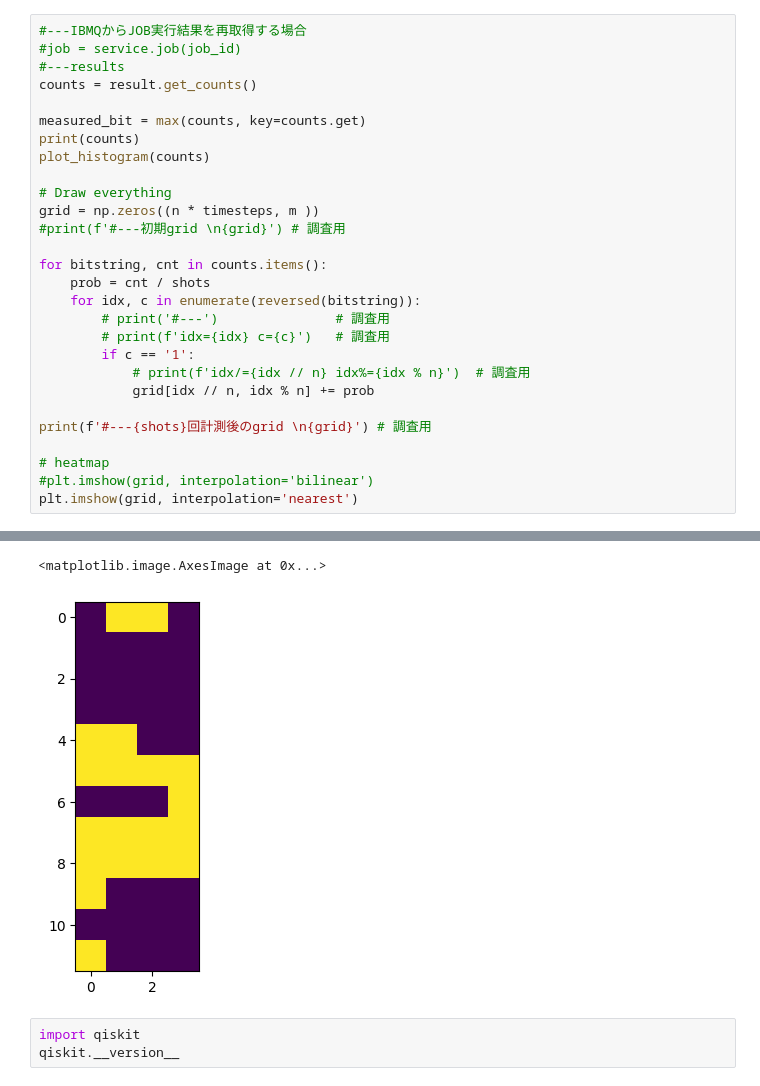
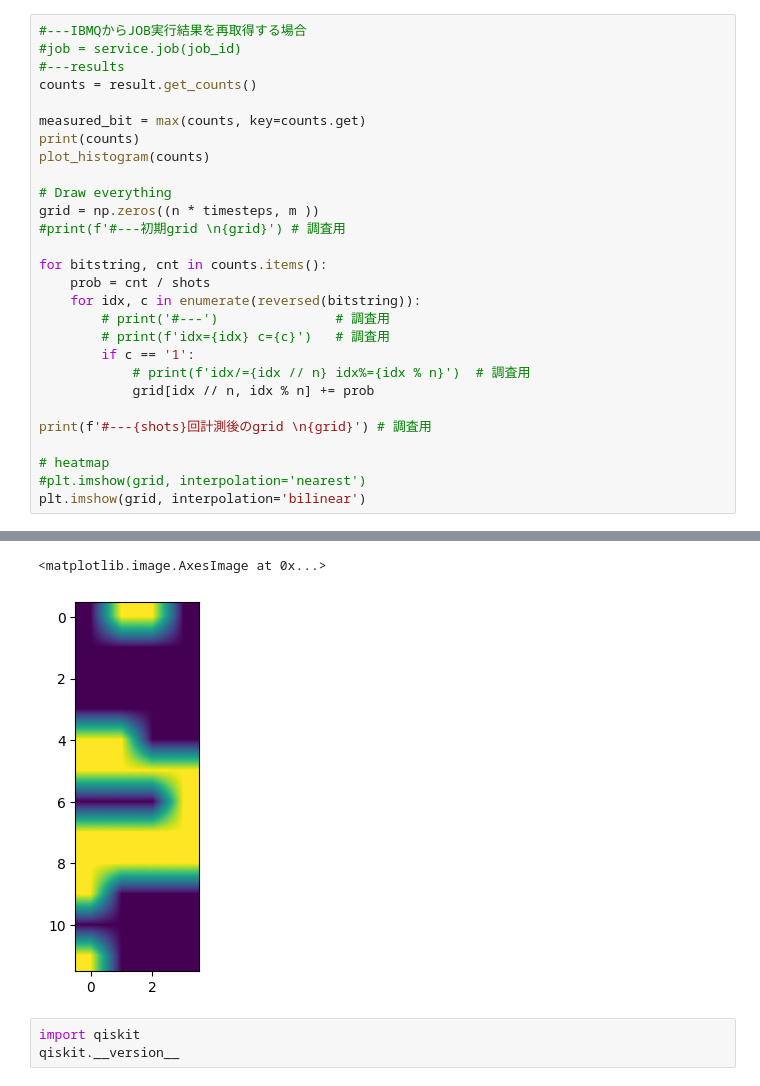
Before and after one commit to wg-quantum/2024-b-06, a Jupyter notebook: QCA/QCA_in_2dim_sim_3_MPS.ipynb, the cells around one changed output, grey strips where cells are left out. Saved outputs shown, nothing was run; the diff lists cells and outputs as text.

```diff
--- a/QCA/QCA_in_2dim_sim_3_MPS.ipynb
+++ b/QCA/QCA_in_2dim_sim_3_MPS.ipynb
@@ -333,6 +334,6 @@ for bitstring, cnt in counts.items():
 print(f'#---{shots}回計測後のgrid \n{grid}') # 調査用
 
 # heatmap
-#plt.imshow(grid, interpolation='bilinear')
-plt.imshow(grid, interpolation='nearest')
+#plt.imshow(grid, interpolation='nearest')
+plt.imshow(grid, interpolation='bilinear')
 # %% [output]
@@ -353,5 +354,5 @@ plt.imshow(grid, interpolation='nearest')
 <matplotlib.image.AxesImage at 0x...>
-[figure, old version]
+[figure, new version]
 # %%
 import qiskit
 qiskit.__version__
```
Also changed, not shown: parts of 4 cells of this notebook, 1 other file.
